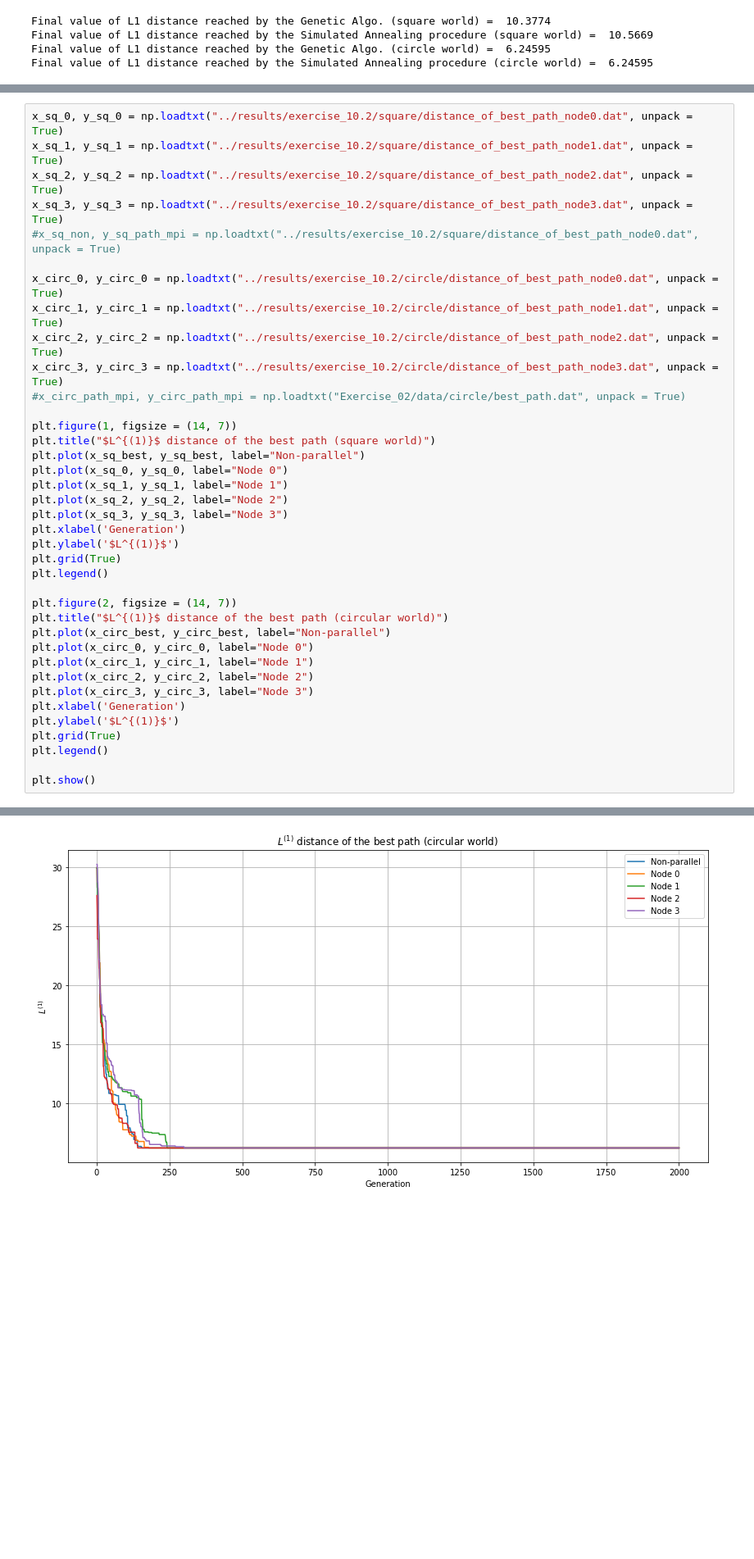
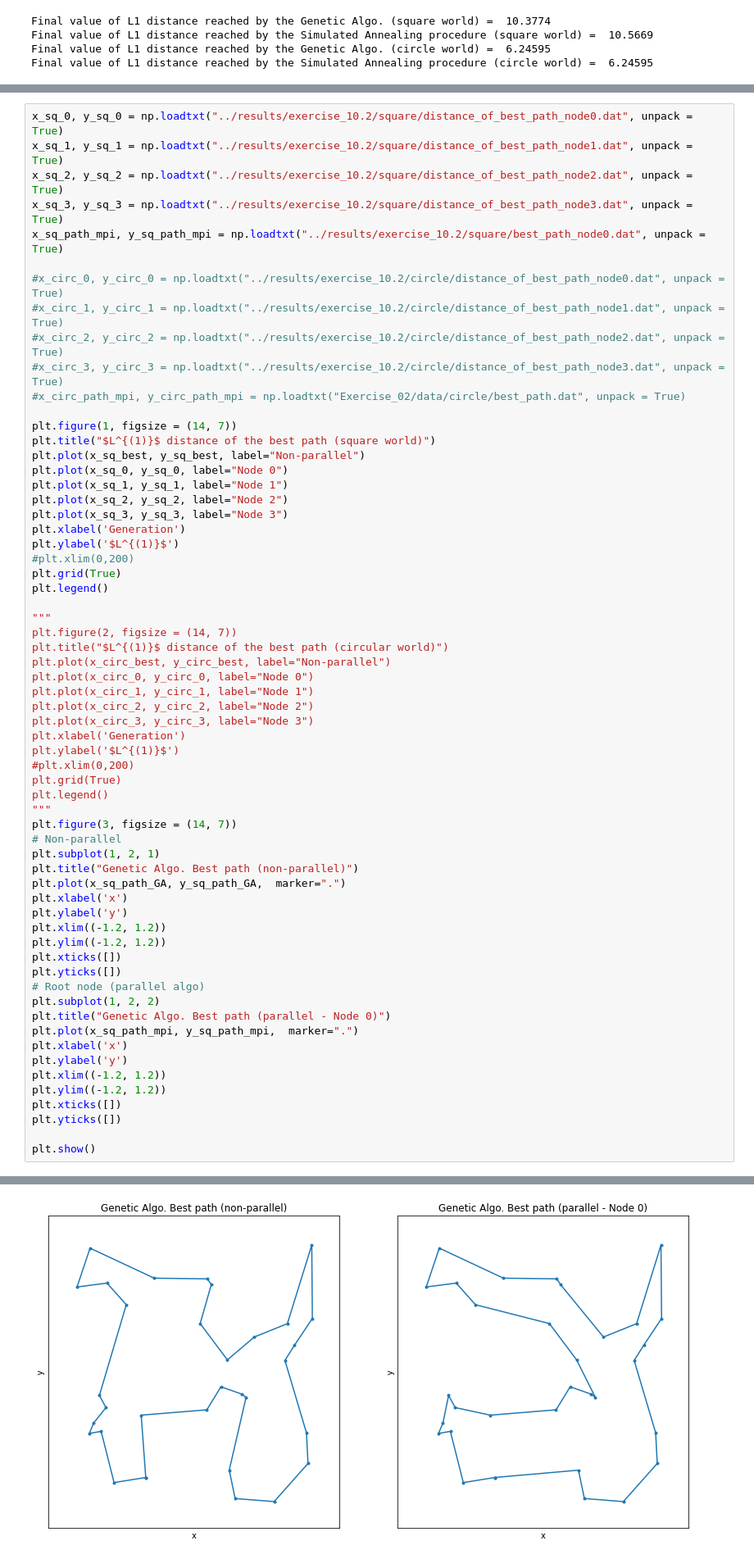
Before and after one commit to mattbona/numerical-simulation-laboratory, a Jupyter notebook: NSL-10/notebook/LSN_Exercises_10.ipynb, the cells around one changed output, grey strips where cells are left out. Shown at 82% size. Cells and saved outputs as stored; diff of their text form; blank space fills up the shorter version.

```diff
--- a/NSL-10/notebook/LSN_Exercises_10.ipynb
+++ b/NSL-10/notebook/LSN_Exercises_10.ipynb
@@ -150,12 +155,12 @@ x_sq_0, y_sq_0 = np.loadtxt("../results/exercise_10.2/square/distance_of_best_pa
 x_sq_1, y_sq_1 = np.loadtxt("../results/exercise_10.2/square/distance_of_best_path_node1.dat", unpack = True)
 x_sq_2, y_sq_2 = np.loadtxt("../results/exercise_10.2/square/distance_of_best_path_node2.dat", unpack = True)
 x_sq_3, y_sq_3 = np.loadtxt("../results/exercise_10.2/square/distance_of_best_path_node3.dat", unpack = True)
-#x_sq_non, y_sq_path_mpi = np.loadtxt("../results/exercise_10.2/square/distance_of_best_path_node0.dat", unpack = True)
+x_sq_path_mpi, y_sq_path_mpi = np.loadtxt("../results/exercise_10.2/square/best_path_node0.dat", unpack = True)
 
-x_circ_0, y_circ_0 = np.loadtxt("../results/exercise_10.2/circle/distance_of_best_path_node0.dat", unpack = True)
-x_circ_1, y_circ_1 = np.loadtxt("../results/exercise_10.2/circle/distance_of_best_path_node1.dat", unpack = True)
-x_circ_2, y_circ_2 = np.loadtxt("../results/exercise_10.2/circle/distance_of_best_path_node2.dat", unpack = True)
-x_circ_3, y_circ_3 = np.loadtxt("../results/exercise_10.2/circle/distance_of_best_path_node3.dat", unpack = True)
+#x_circ_0, y_circ_0 = np.loadtxt("../results/exercise_10.2/circle/distance_of_best_path_node0.dat", unpack = True)
+#x_circ_1, y_circ_1 = np.loadtxt("../results/exercise_10.2/circle/distance_of_best_path_node1.dat", unpack = True)
+#x_circ_2, y_circ_2 = np.loadtxt("../results/exercise_10.2/circle/distance_of_best_path_node2.dat", unpack = True)
+#x_circ_3, y_circ_3 = np.loadtxt("../results/exercise_10.2/circle/distance_of_best_path_node3.dat", unpack = True)
 #x_circ_path_mpi, y_circ_path_mpi = np.loadtxt("Exercise_02/data/circle/best_path.dat", unpack = True)
 
 plt.figure(1, figsize = (14, 7))
@@ -167,9 +172,11 @@ plt.plot(x_sq_2, y_sq_2, label="Node 2")
 plt.plot(x_sq_3, y_sq_3, label="Node 3")
 plt.xlabel('Generation')
 plt.ylabel('$L^{(1)}$')
+#plt.xlim(0,200)
 plt.grid(True)
 plt.legend()
 
+"""
 plt.figure(2, figsize = (14, 7))
 plt.title("$L^{(1)}$ distance of the best path (circular world)")
 plt.plot(x_circ_best, y_circ_best, label="Non-parallel")
@@ -179,8 +186,31 @@ plt.plot(x_circ_2, y_circ_2, label="Node 2")
 plt.plot(x_circ_3, y_circ_3, label="Node 3")
 plt.xlabel('Generation')
 plt.ylabel('$L^{(1)}$')
+#plt.xlim(0,200)
 plt.grid(True)
 plt.legend()
+"""
+plt.figure(3, figsize = (14, 7))
+# Non-parallel
+plt.subplot(1, 2, 1)
+plt.title("Genetic Algo. Best path (non-parallel)")
+plt.plot(x_sq_path_GA, y_sq_path_GA,  marker=".")
+plt.xlabel('x')
+plt.ylabel('y')
+plt.xlim((-1.2, 1.2))
+plt.ylim((-1.2, 1.2))
+plt.xticks([])
+plt.yticks([])
+# Root node (parallel algo)
+plt.subplot(1, 2, 2)
+plt.title("Genetic Algo. Best path (parallel - Node 0)")
+plt.plot(x_sq_path_mpi, y_sq_path_mpi,  marker=".")
+plt.xlabel('x')
+plt.ylabel('y')
+plt.xlim((-1.2, 1.2))
+plt.ylim((-1.2, 1.2))
+plt.xticks([])
+plt.yticks([])
 
 plt.show()
 # %% [output]
@@ -188 +218 @@ plt.show()
-[figure, old version]
+[figure, new version]
```
Also changed, not shown: parts of 3 cells of this notebook, 24 other files.
